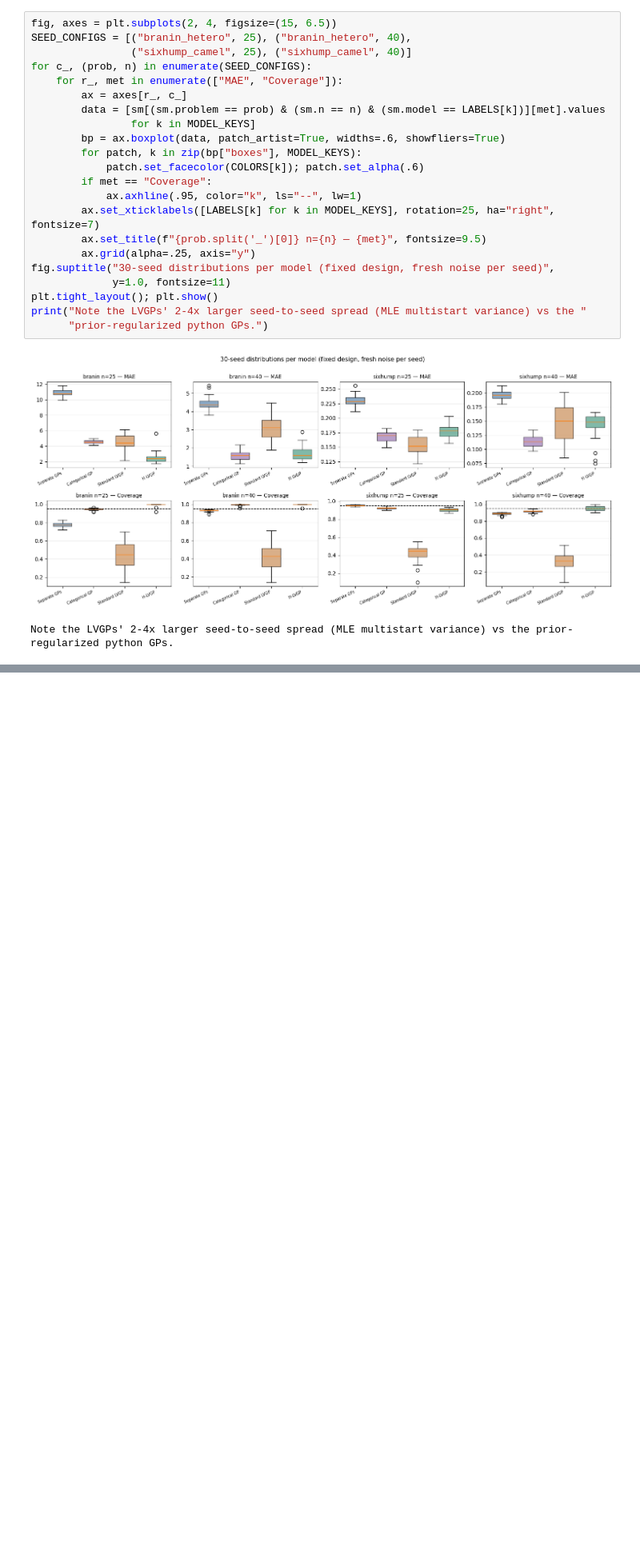
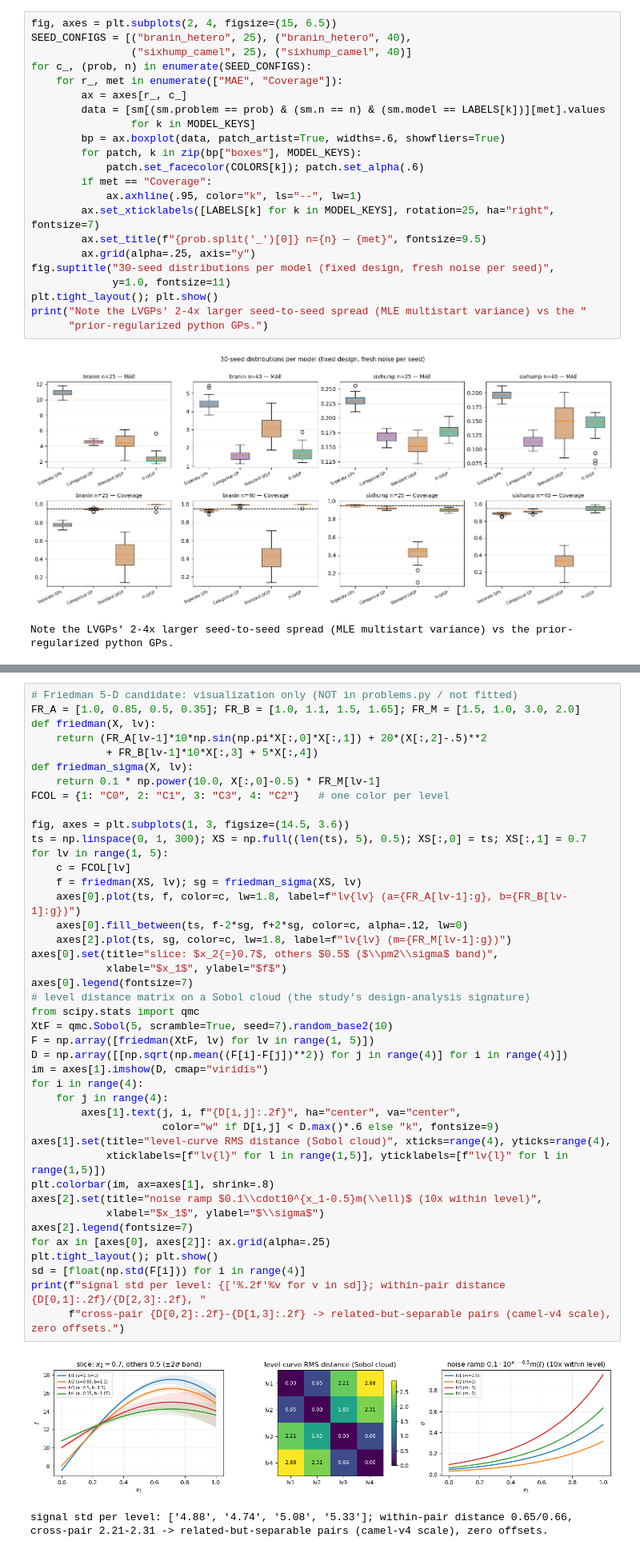
Before and after one commit to Chris1504-fdz/lvgp_modeling_comp, a Jupyter notebook: notebooks/surrogate_comparison_study_v2.ipynb, the cells around one changed output, grey strips where cells are left out. Shown at 80% size. Saved outputs shown, nothing was run; the diff lists cells and outputs as text; blank space fills up the shorter version.

```diff
--- a/notebooks/surrogate_comparison_study_v2.ipynb
+++ b/notebooks/surrogate_comparison_study_v2.ipynb
@@ -929,3 +1068,48 @@ Note the LVGPs' 2-4x larger seed-to-seed spread (MLE multistart variance) vs the
+# %%
+# Friedman 5-D candidate: visualization only (NOT in problems.py / not fitted)
+FR_A = [1.0, 0.85, 0.5, 0.35]; FR_B = [1.0, 1.1, 1.5, 1.65]; FR_M = [1.5, 1.0, 3.0, 2.0]
+def friedman(X, lv):
+    return (FR_A[lv-1]*10*np.sin(np.pi*X[:,0]*X[:,1]) + 20*(X[:,2]-.5)**2
+            + FR_B[lv-1]*10*X[:,3] + 5*X[:,4])
+def friedman_sigma(X, lv):
+    return 0.1 * np.power(10.0, X[:,0]-0.5) * FR_M[lv-1]
+FCOL = {1: "C0", 2: "C1", 3: "C3", 4: "C2"}   # one color per level
+
+fig, axes = plt.subplots(1, 3, figsize=(14.5, 3.6))
+ts = np.linspace(0, 1, 300); XS = np.full((len(ts), 5), 0.5); XS[:,0] = ts; XS[:,1] = 0.7
+for lv in range(1, 5):
+    c = FCOL[lv]
+    f = friedman(XS, lv); sg = friedman_sigma(XS, lv)
+    axes[0].plot(ts, f, color=c, lw=1.8, label=f"lv{lv} (a={FR_A[lv-1]:g}, b={FR_B[lv-1]:g})")
+    axes[0].fill_between(ts, f-2*sg, f+2*sg, color=c, alpha=.12, lw=0)
+    axes[2].plot(ts, sg, color=c, lw=1.8, label=f"lv{lv} (m={FR_M[lv-1]:g})")
+axes[0].set(title="slice: $x_2{=}0.7$, others $0.5$ ($\\pm2\\sigma$ band)",
+            xlabel="$x_1$", ylabel="$f$")
+axes[0].legend(fontsize=7)
+# level distance matrix on a Sobol cloud (the study's design-analysis signature)
+from scipy.stats import qmc
+XtF = qmc.Sobol(5, scramble=True, seed=7).random_base2(10)
+F = np.array([friedman(XtF, lv) for lv in range(1, 5)])
+D = np.array([[np.sqrt(np.mean((F[i]-F[j])**2)) for j in range(4)] for i in range(4)])
+im = axes[1].imshow(D, cmap="viridis")
+for i in range(4):
+    for j in range(4):
+        axes[1].text(j, i, f"{D[i,j]:.2f}", ha="center", va="center",
+                     color="w" if D[i,j] < D.max()*.6 else "k", fontsize=9)
+axes[1].set(title="level-curve RMS distance (Sobol cloud)", xticks=range(4), yticks=range(4),
+            xticklabels=[f"lv{l}" for l in range(1,5)], yticklabels=[f"lv{l}" for l in range(1,5)])
+plt.colorbar(im, ax=axes[1], shrink=.8)
+axes[2].set(title="noise ramp $0.1\\cdot10^{x_1-0.5}m(\\ell)$ (10x within level)",
+            xlabel="$x_1$", ylabel="$\\sigma$")
+axes[2].legend(fontsize=7)
+for ax in [axes[0], axes[2]]: ax.grid(alpha=.25)
+plt.tight_layout(); plt.show()
+sd = [float(np.std(F[i])) for i in range(4)]
+print(f"signal std per level: {['%.2f'%v for v in sd]}; within-pair distance {D[0,1]:.2f}/{D[2,3]:.2f}, "
+      f"cross-pair {D[0,2]:.2f}-{D[1,3]:.2f} -> related-but-separable pairs (camel-v4 scale), zero offsets.")
+# %% [output]
+[figure, added]
+signal std per level: ['4.88', '4.74', '5.08', '5.33']; within-pair distance 0.65/0.66, cross-pair 2.21-2.31 -> related-but-separable pairs (camel-v4 scale), zero offsets.
 # %% [markdown]
 ---
 ## 9&nbsp;&nbsp;Conclusions (final problem set; 30-seed replication for the 1-D problems)
```
Also changed, not shown: parts of 6 cells of this notebook, 15 other files.
